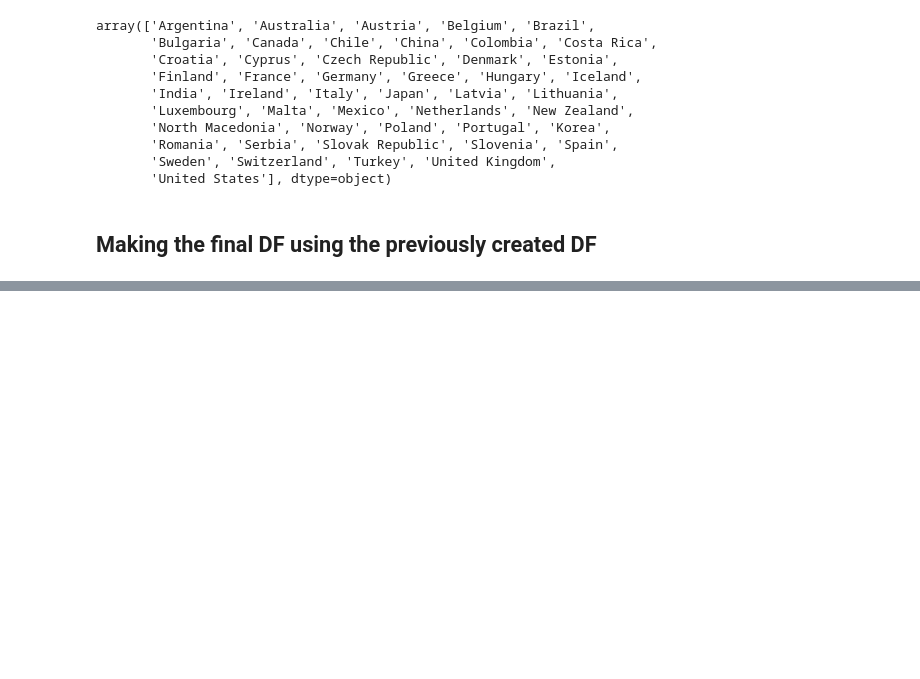
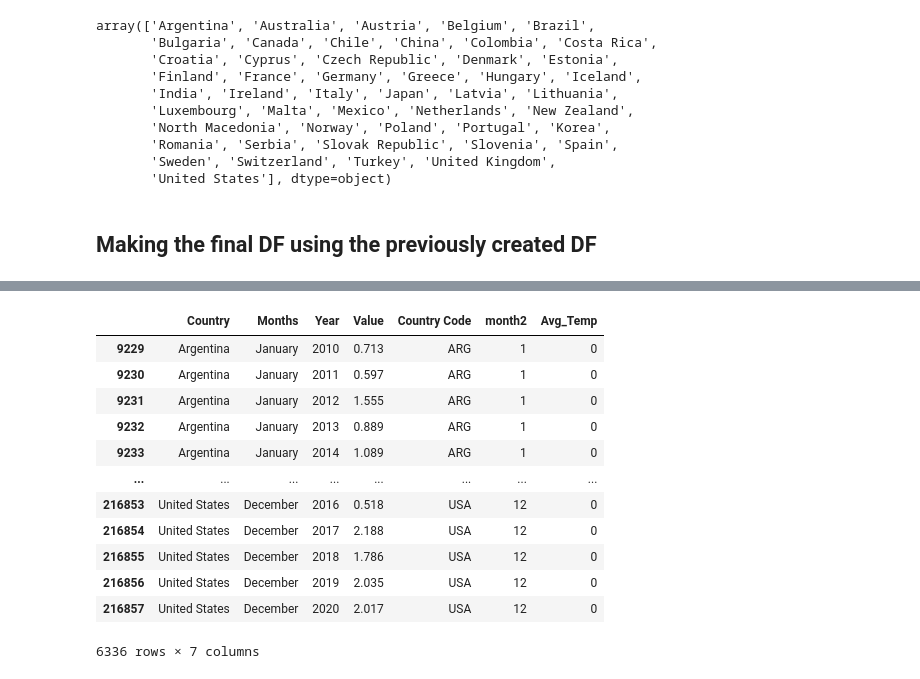
Before and after one commit to shwetajain1022/Project-4, a Jupyter notebook: Dec_temp_2009_MF.ipynb, the cells around one changed output, grey strips where cells are left out. Drawn from its saved outputs; the diff is of its cells as text; code cells hidden in the pictures; blank space fills up the shorter version.

```diff
--- a/Dec_temp_2009_MF.ipynb
+++ b/Dec_temp_2009_MF.ipynb
@@ -231,0 +284,3 @@ dropped_temp_df
+# %%
+averg=[select2['Avg_Temp']]
+averg
@@ -231,0 +305,17 @@ dropped_temp_df
+# %%
+df_2['Avg_Temp'].replace(averg,inplace=True)
+df_2
+# %% [output]
+|  | Country | Months | Year | Value | Country Code | month2 | Avg_Temp |
+| 9229 | Argentina | January | 2010 | 0.713 | ARG | 1 | 0 |
+| 9230 | Argentina | January | 2011 | 0.597 | ARG | 1 | 0 |
+| 9231 | Argentina | January | 2012 | 1.555 | ARG | 1 | 0 |
+| 9232 | Argentina | January | 2013 | 0.889 | ARG | 1 | 0 |
+| 9233 | Argentina | January | 2014 | 1.089 | ARG | 1 | 0 |
+| ... | ... | ... | ... | ... | ... | ... | ... |
+| 216853 | United States | December | 2016 | 0.518 | USA | 12 | 0 |
+| 216854 | United States | December | 2017 | 2.188 | USA | 12 | 0 |
+| 216855 | United States | December | 2018 | 1.786 | USA | 12 | 0 |
+| 216856 | United States | December | 2019 | 2.035 | USA | 12 | 0 |
+| 216857 | United States | December | 2020 | 2.017 | USA | 12 | 0 |
+6336 rows × 7 columns
```
Also changed, not shown: parts of 16 cells of this notebook, 1 other file.
